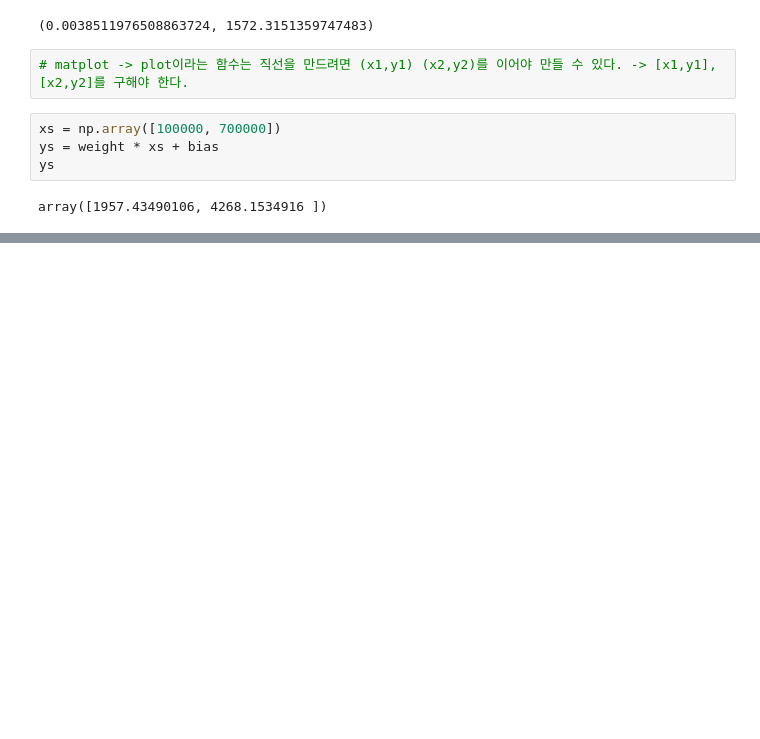
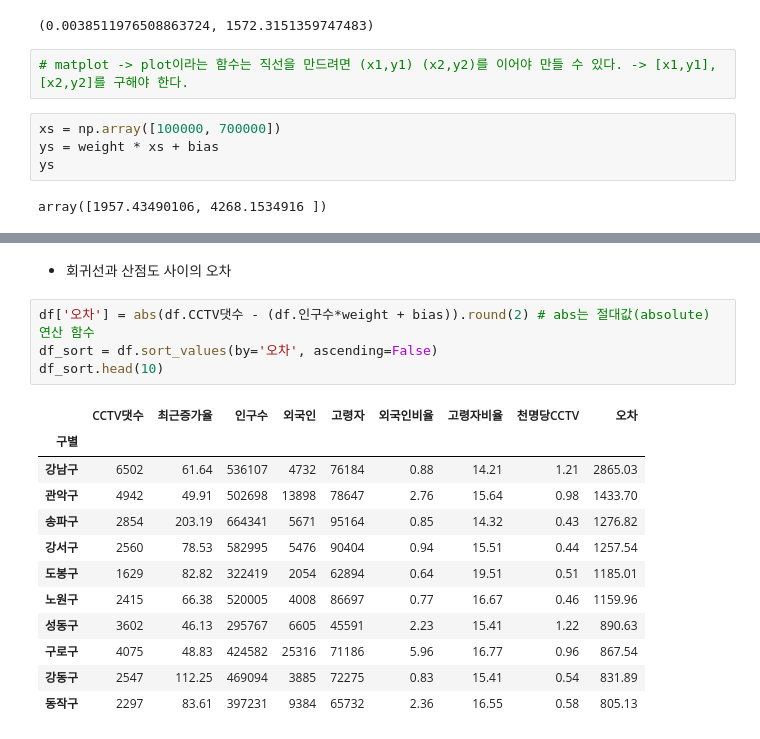
Before and after one commit to youngai1112/MachineLearning, a Jupyter notebook: 00.데이터분석/09.서울시데이터_분석및시각화.ipynb, the cells around one changed output, grey strips where cells are left out. Saved outputs shown, nothing was run; the diff lists cells and outputs as text; blank space fills up the shorter version.

```diff
--- a/00.데이터분석/09.서울시데이터_분석및시각화.ipynb
+++ b/00.데이터분석/09.서울시데이터_분석및시각화.ipynb
@@ -125,0 +127,19 @@ plt.show()
+# %% [markdown]
+- 회귀선과 산점도 사이의 오차
+# %%
+df['오차'] = abs(df.CCTV댓수 - (df.인구수*weight + bias)).round(2) # abs는 절대값(absolute) 연산 함수
+df_sort = df.sort_values(by='오차', ascending=False)
+df_sort.head(10)
+# %% [output]
+|  | CCTV댓수 | 최근증가율 | 인구수 | 외국인 | 고령자 | 외국인비율 | 고령자비율 | 천명당CCTV | 오차 |
+| 구별 |  |  |  |  |  |  |  |  |  |
+| 강남구 | 6502 | 61.64 | 536107 | 4732 | 76184 | 0.88 | 14.21 | 1.21 | 2865.03 |
+| 관악구 | 4942 | 49.91 | 502698 | 13898 | 78647 | 2.76 | 15.64 | 0.98 | 1433.70 |
+| 송파구 | 2854 | 203.19 | 664341 | 5671 | 95164 | 0.85 | 14.32 | 0.43 | 1276.82 |
+| 강서구 | 2560 | 78.53 | 582995 | 5476 | 90404 | 0.94 | 15.51 | 0.44 | 1257.54 |
+| 도봉구 | 1629 | 82.82 | 322419 | 2054 | 62894 | 0.64 | 19.51 | 0.51 | 1185.01 |
+| 노원구 | 2415 | 66.38 | 520005 | 4008 | 86697 | 0.77 | 16.67 | 0.46 | 1159.96 |
+| 성동구 | 3602 | 46.13 | 295767 | 6605 | 45591 | 2.23 | 15.41 | 1.22 | 890.63 |
+| 구로구 | 4075 | 48.83 | 424582 | 25316 | 71186 | 5.96 | 16.77 | 0.96 | 867.54 |
+| 강동구 | 2547 | 112.25 | 469094 | 3885 | 72275 | 0.83 | 15.41 | 0.54 | 831.89 |
+| 동작구 | 2297 | 83.61 | 397231 | 9384 | 65732 | 2.36 | 16.55 | 0.58 | 805.13 |
```
Also changed, not shown: parts of 4 cells of this notebook, 2 other files.
